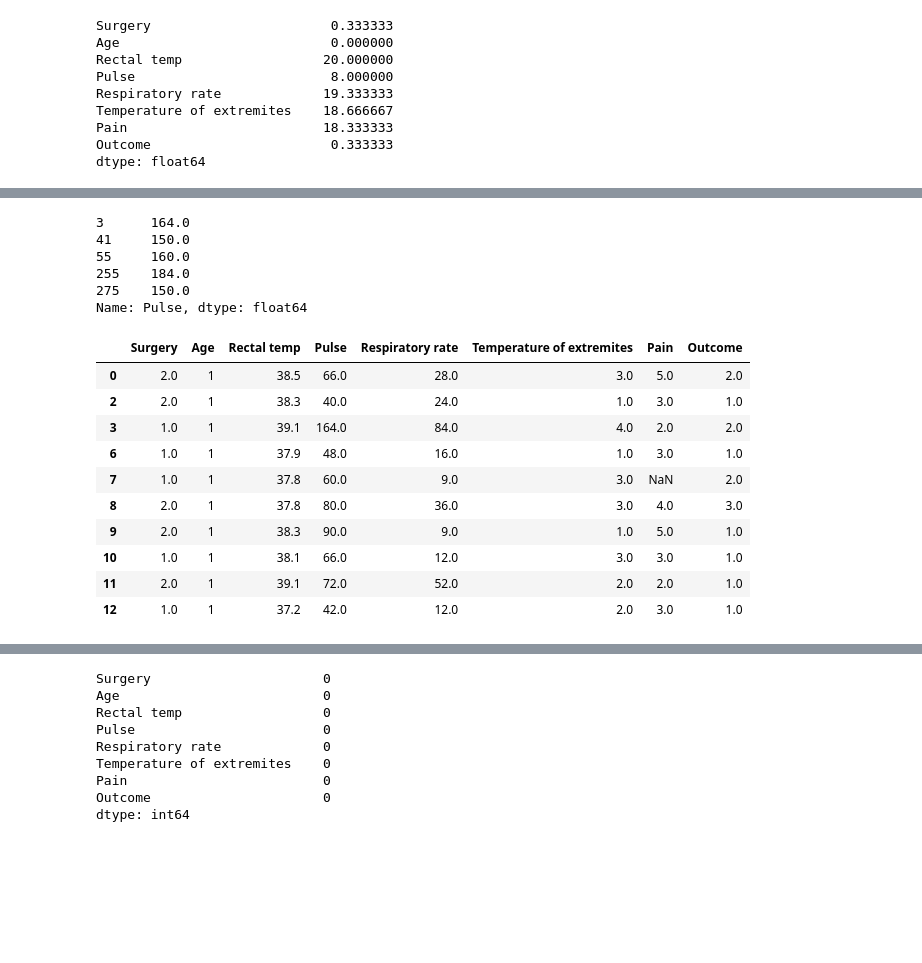
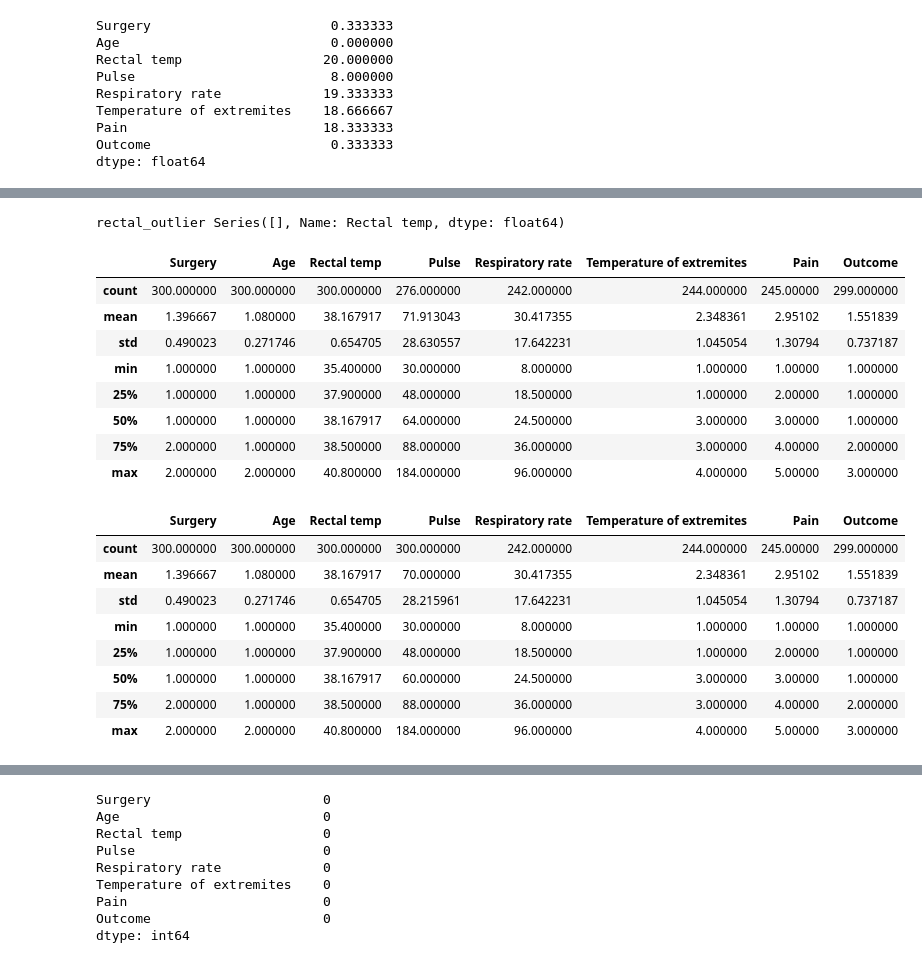
Before and after one commit to archimage-wiz/DS_PythonStat_Hw_Anomaly, a Jupyter notebook: Hw_AnomalySearch.ipynb, the cells around one changed output, grey strips where cells are left out. Drawn from its saved outputs; the diff is of its cells as text; code cells hidden in the pictures; blank space fills up the shorter version.

```diff
--- a/Hw_AnomalySearch.ipynb
+++ b/Hw_AnomalySearch.ipynb
@@ -115,35 +124,44 @@ hd.head()
-# %%
-# find outliers in pulse
-
-pulse_na = hd[hd["Pulse"].isna()]
-hd.drop(pulse_na.index, inplace=True)
-
-pulse_outliers = find_outliers(hd["Pulse"])
-pulse_outliers
-# %% [output]
-3      164.0
-41     150.0
-55     160.0
-255    184.0
-275    150.0
-Name: Pulse, dtype: float64
-# %%
-hd["Respiratory rate"] = hd["Respiratory rate"].fillna(
-    9
-)  # cuz - usefulness is doubtful due to the great fluctuations
-# %%
-temp_index = hd[hd["Temperature of extremites"].isna()]
-hd.drop(temp_index.index, inplace=True)
-hd.head(10)
-# %% [output]
-|  | Surgery | Age | Rectal temp | Pulse | Respiratory rate | Temperature of extremites | Pain | Outcome |
-| 0 | 2.0 | 1 | 38.5 | 66.0 | 28.0 | 3.0 | 5.0 | 2.0 |
-| 2 | 2.0 | 1 | 38.3 | 40.0 | 24.0 | 1.0 | 3.0 | 1.0 |
-| 3 | 1.0 | 1 | 39.1 | 164.0 | 84.0 | 4.0 | 2.0 | 2.0 |
-| 6 | 1.0 | 1 | 37.9 | 48.0 | 16.0 | 1.0 | 3.0 | 1.0 |
-| 7 | 1.0 | 1 | 37.8 | 60.0 | 9.0 | 3.0 | NaN | 2.0 |
-| 8 | 2.0 | 1 | 37.8 | 80.0 | 36.0 | 3.0 | 4.0 | 3.0 |
-| 9 | 2.0 | 1 | 38.3 | 90.0 | 9.0 | 1.0 | 5.0 | 1.0 |
-| 10 | 1.0 | 1 | 38.1 | 66.0 | 12.0 | 3.0 | 3.0 | 1.0 |
-| 11 | 2.0 | 1 | 39.1 | 72.0 | 52.0 | 2.0 | 2.0 | 1.0 |
-| 12 | 1.0 | 1 | 37.2 | 42.0 | 12.0 | 2.0 | 3.0 | 1.0 |
+# %%
+# search of losed data and outliners in Rectal temp
+
+rectal_na = hd[hd["Rectal temp"].isna()]
+# print(rectal_na)
+rectal_outlier = find_outliers(rectal_na["Rectal temp"])  # not found
+print("rectal_outlier", rectal_outlier)
+
+hd["Rectal temp"] = hd["Rectal temp"].fillna(hd["Rectal temp"].mean())
+
+hd.describe()  # after replacing nan rectal temp with mean, mean is not changed
+# %% [output]
+rectal_outlier Series([], Name: Rectal temp, dtype: float64)
+|  | Surgery | Age | Rectal temp | Pulse | Respiratory rate | Temperature of extremites | Pain | Outcome |
+| count | 300.000000 | 300.000000 | 300.000000 | 276.000000 | 242.000000 | 244.000000 | 245.00000 | 299.000000 |
+| mean | 1.396667 | 1.080000 | 38.167917 | 71.913043 | 30.417355 | 2.348361 | 2.95102 | 1.551839 |
+| std | 0.490023 | 0.271746 | 0.654705 | 28.630557 | 17.642231 | 1.045054 | 1.30794 | 0.737187 |
+| min | 1.000000 | 1.000000 | 35.400000 | 30.000000 | 8.000000 | 1.000000 | 1.00000 | 1.000000 |
+| 25% | 1.000000 | 1.000000 | 37.900000 | 48.000000 | 18.500000 | 1.000000 | 2.00000 | 1.000000 |
+| 50% | 1.000000 | 1.000000 | 38.167917 | 64.000000 | 24.500000 | 3.000000 | 3.00000 | 1.000000 |
+| 75% | 2.000000 | 1.000000 | 38.500000 | 88.000000 | 36.000000 | 3.000000 | 4.00000 | 2.000000 |
+| max | 2.000000 | 2.000000 | 40.800000 | 184.000000 | 96.000000 | 4.000000 | 5.00000 | 3.000000 |
+# %%
+# search of losed data and outliners in Pulse
+
+pulse_outliers = find_outliers(hd["Pulse"])  # found
+# print(pulse_outliers)
+
+pulse_na = hd[hd["Pulse"].isna()]
+
+# changing pulse NaN column into mode
+hd["Pulse"] = hd["Pulse"].fillna(hd["Pulse"].mode()[0])
+
+hd.describe()  # pulse mean slightly changed
+# %% [output]
+|  | Surgery | Age | Rectal temp | Pulse | Respiratory rate | Temperature of extremites | Pain | Outcome |
+| count | 300.000000 | 300.000000 | 300.000000 | 300.000000 | 242.000000 | 244.000000 | 245.00000 | 299.000000 |
+| mean | 1.396667 | 1.080000 | 38.167917 | 70.000000 | 30.417355 | 2.348361 | 2.95102 | 1.551839 |
+| std | 0.490023 | 0.271746 | 0.654705 | 28.215961 | 17.642231 | 1.045054 | 1.30794 | 0.737187 |
+| min | 1.000000 | 1.000000 | 35.400000 | 30.000000 | 8.000000 | 1.000000 | 1.00000 | 1.000000 |
+| 25% | 1.000000 | 1.000000 | 37.900000 | 48.000000 | 18.500000 | 1.000000 | 2.00000 | 1.000000 |
+| 50% | 1.000000 | 1.000000 | 38.167917 | 60.000000 | 24.500000 | 3.000000 | 3.00000 | 1.000000 |
+| 75% | 2.000000 | 1.000000 | 38.500000 | 88.000000 | 36.000000 | 3.000000 | 4.00000 | 2.000000 |
+| max | 2.000000 | 2.000000 | 40.800000 | 184.000000 | 96.000000 | 4.000000 | 5.00000 | 3.000000 |
```
Also changed, not shown: parts of 18 cells of this notebook.
